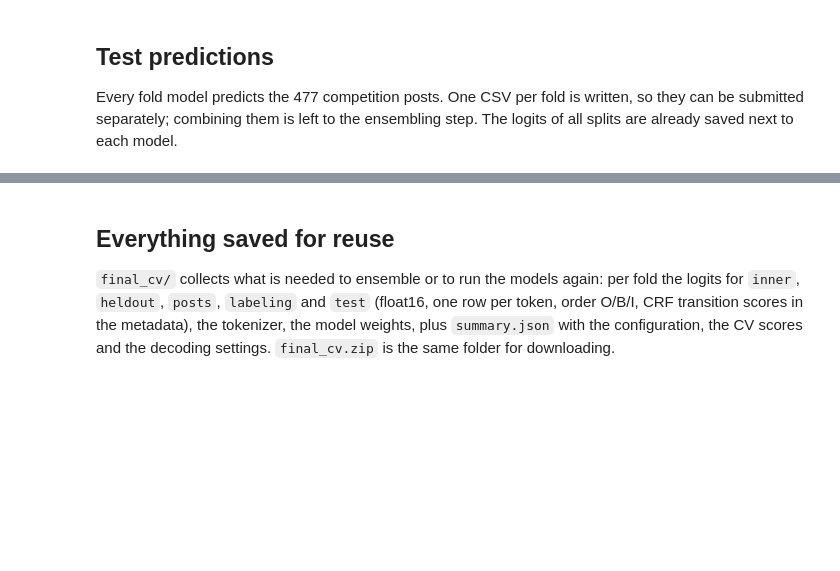
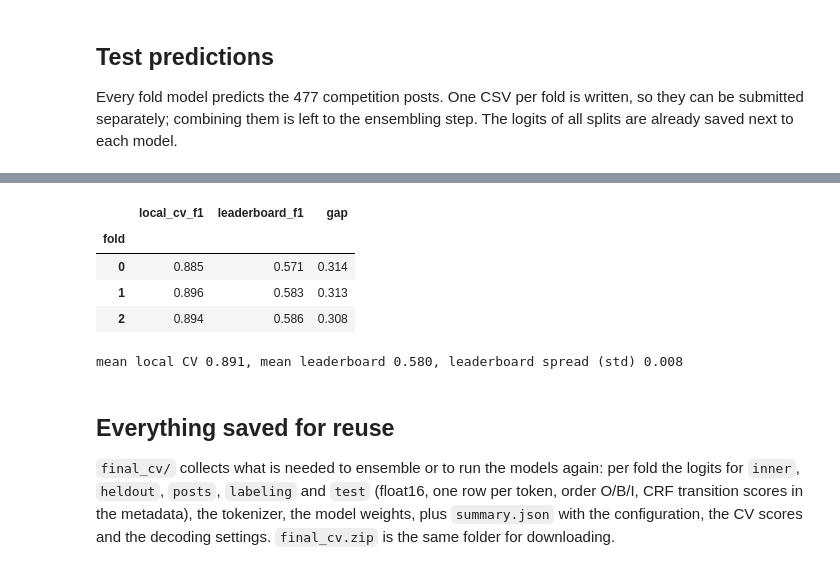
Before and after one commit to koalla05/deep-learning-assignment3, a Jupyter notebook: model/06_final_cv_training.ipynb, the cells around one changed output, grey strips where cells are left out. Cells and saved outputs as stored; diff of their text form; code cells hidden in the pictures; blank space fills up the shorter version.

Commit message:
Final CV training + ensemble of folds

```diff
--- a/model/06_final_cv_training.ipynb
+++ b/model/06_final_cv_training.ipynb
@@ -52,10 +52,13 @@ else:
     ROOT = Path.cwd()
     while not (ROOT / "eda").exists():
         ROOT = ROOT.parent
+    # Results downloaded from Colab (folder ner_work) are continued here: finished folds are skipped.
+    if "NER_WORK_DIR" not in os.environ and (ROOT / "data" / "ner_work").exists():
+        os.environ["NER_WORK_DIR"] = str(ROOT / "data" / "ner_work")
 
 import torch
 
 os.environ.setdefault("NER_WANDB", "off")
 os.environ["NER_DEVICE"] = "cuda" if torch.cuda.is_available() else "cpu"
 sys.path[:0] = [str(ROOT), str(ROOT / "model")]
-print("Device:", os.environ["NER_DEVICE"], "| project:", ROOT)
+print("Device:", os.environ["NER_DEVICE"], "| project:", ROOT, "| work folder:", os.environ.get("NER_WORK_DIR", ROOT / "model"))
@@ -123,3 +173,19 @@ for record in records:
+# %%
+LEADERBOARD = {0: 0.57098, 1: 0.58308, 2: 0.58594}  # public score of final_fold<k>.csv, copied from Kaggle
+
+comparison = table[["mix_f1"]].rename(columns={"mix_f1": "local_cv_f1"})
+comparison["leaderboard_f1"] = pd.Series(LEADERBOARD)
+comparison["gap"] = comparison["local_cv_f1"] - comparison["leaderboard_f1"]
+display(comparison.round(3))
+print(f"mean local CV {comparison['local_cv_f1'].mean():.3f}, mean leaderboard {comparison['leaderboard_f1'].mean():.3f}, "
+      f"leaderboard spread (std) {comparison['leaderboard_f1'].std():.3f}")
+# %% [output]
+|  | local_cv_f1 | leaderboard_f1 | gap |
+| fold |  |  |  |
+| 0 | 0.885 | 0.571 | 0.314 |
+| 1 | 0.896 | 0.583 | 0.313 |
+| 2 | 0.894 | 0.586 | 0.308 |
+mean local CV 0.891, mean leaderboard 0.580, leaderboard spread (std) 0.008
 # %% [markdown]
 ## Everything saved for reuse
 
```
Also changed, not shown: parts of 10 cells of this notebook, 2 other files.
